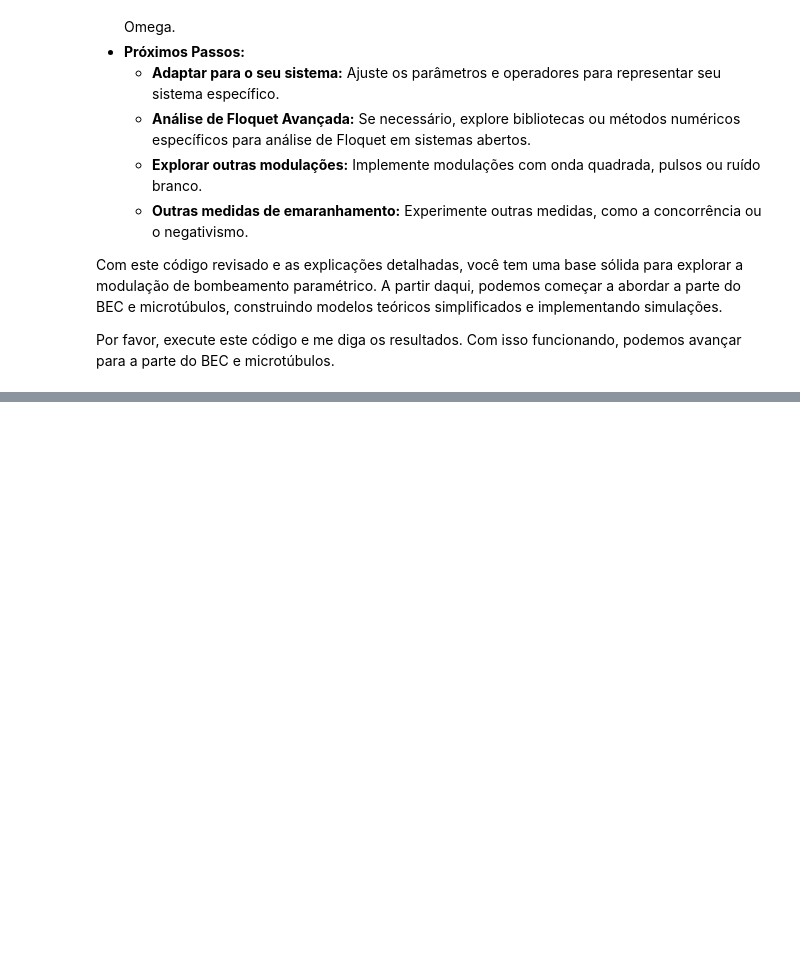
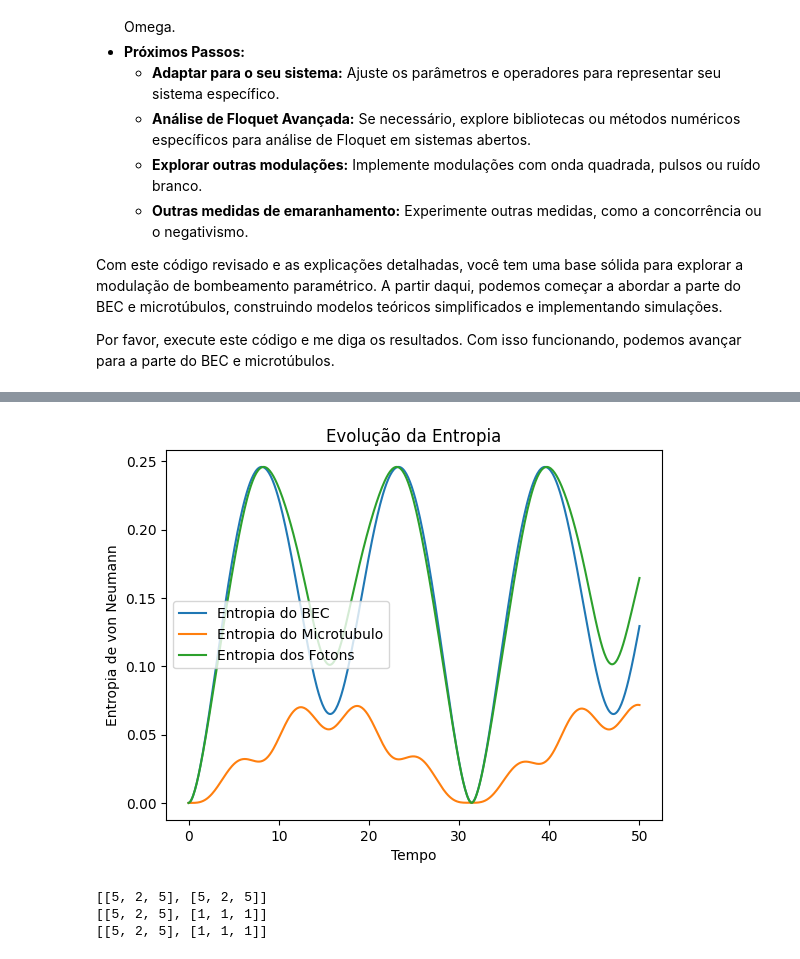
Before and after one commit to Bellinimarcos-prog/causalidade-em-ia, a Jupyter notebook: Nosso_trabalho_está_assim,,_ainda_não_tenho_o_cód_.ipynb, the cells around one changed output, grey strips where cells are left out. Saved outputs shown, nothing was run; the diff lists cells and outputs as text; code cells hidden in the pictures; blank space fills up the shorter version.

```diff
--- a/Nosso_trabalho_está_assim,,_ainda_não_tenho_o_cód_.ipynb
+++ b/Nosso_trabalho_está_assim,,_ainda_não_tenho_o_cód_.ipynb
@@ -226,0 +464,70 @@ Por favor, execute este código e me diga os resultados. Com isso funcionando, p
+# %%
+import qutip as qt
+import numpy as np
+import matplotlib.pyplot as plt
+
+# Parâmetros
+N_b = 5       # Número de sítios do BEC
+N_f = 5       # Número de modos de fótons
+num_modos_mt = 2  # Número de modos dos microtúbulos
+g = 0.1       # Constante de acoplamento BEC-fóton
+g_mt = 0.1      # Constante de acoplamento microtúbulo-fóton
+w_b = 1.0     # Frequência do BEC
+w_f = 1.0     # Frequência dos fótons
+w_mt = 0.9    # Frequência dos microtúbulos
+J = 0.01      # Constante de acoplamento entre os modos do microtubulo
+tlist = np.linspace(0, 50, 500)
+
+# Operadores
+b = qt.destroy(N_b)
+b_dag = b.dag()
+a = qt.destroy(N_f)
+a_dag = a.dag()
+
+c = [qt.destroy(num_modos_mt) for i in range(num_modos_mt)]
+c_dag = [ci.dag() for ci in c]
+
+I_b = qt.qeye(N_b)
+I_f = qt.qeye(N_f)
+I_mt = qt.qeye(num_modos_mt)
+
+# Hamiltonianos
+H_b = w_b * b_dag * b
+H_f = w_f * a_dag * a
+H_mt = sum(w_mt * c[i].dag() * c[i] for i in range(num_modos_mt)) + sum(J * (c[i].dag() * c[j] + c[j].dag() * c[i]) for i in range(num_modos_mt) for j in range(num_modos_mt) if i!=j)
+
+H_int_b_f = g * (qt.tensor(b, qt.tensor(I_mt, a_dag)) + qt.tensor(b_dag, qt.tensor(I_mt, a)))
+H_int_mt_f = sum([g_mt * (qt.tensor(I_b, qt.tensor(c[i], a_dag)) + qt.tensor(I_b, qt.tensor(c_dag[i], a))) for i in range(num_modos_mt)])
+
+H_total = qt.tensor(H_b, I_mt, I_f) + qt.tensor(I_b, H_mt, I_f) + qt.tensor(I_b, I_mt, H_f) + H_int_b_f + H_int_mt_f
+
+# Estado Inicial
+psi0_b = (qt.basis(N_b, 0) + qt.basis(N_b, 1)).unit()
+psi0 = qt.tensor(psi0_b, qt.tensor(qt.basis(num_modos_mt, 0), qt.basis(N_f, 0)))
+
+# Simulação
+result = qt.mesolve(H_total, psi0, tlist, [], [])
+
+# Calcular a entropia de von Neumann (CORREÇÃO AQUI)
+entropy_b = [qt.entropy_vn(qt.ptrace(state, [0])) for state in result.states]
+entropy_mt = [qt.entropy_vn(qt.ptrace(state, [1])) for state in result.states]
+entropy_f = [qt.entropy_vn(qt.ptrace(state, [2])) for state in result.states]
+
+# Plotar a entropia
+plt.plot(tlist, entropy_b, label="Entropia do BEC")
+plt.plot(tlist, entropy_mt, label="Entropia do Microtubulo")
+plt.plot(tlist, entropy_f, label="Entropia dos Fotons")
+plt.xlabel("Tempo")
+plt.ylabel("Entropia de von Neumann")
+plt.title("Evolução da Entropia")
+plt.legend()
+plt.show()
+
+print(H_total.dims)
+print(psi0.dims)
+print(result.states[0].dims)
+# %% [output]
+[figure, added]
+[[5, 2, 5], [5, 2, 5]]
+[[5, 2, 5], [1, 1, 1]]
+[[5, 2, 5], [1, 1, 1]]
```
Also changed, not shown: parts of 5 cells of this notebook.
